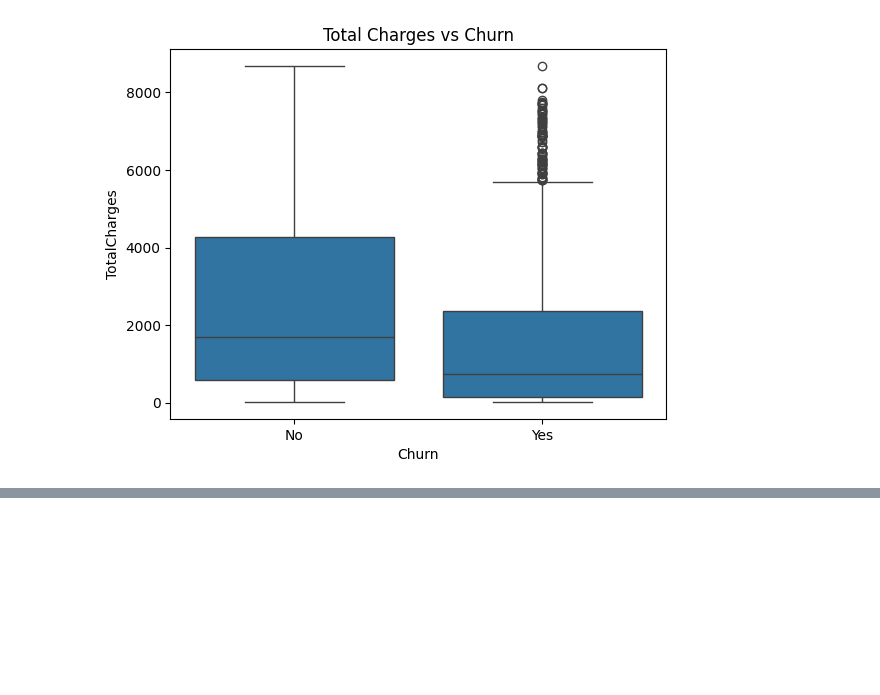
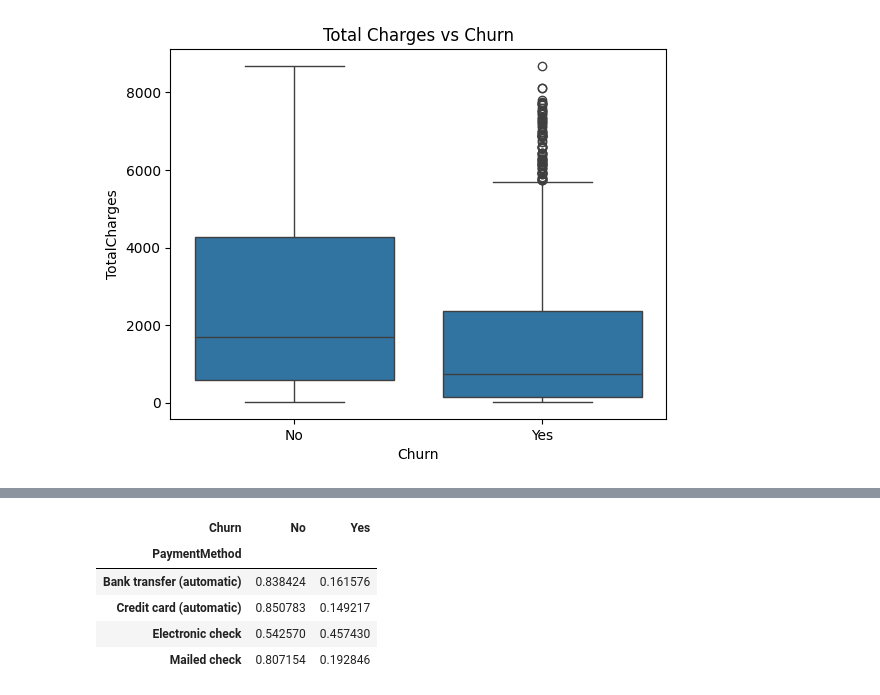
Before and after one commit to fermow/SBU-Data-Science-2026, a Jupyter notebook: Assignment_3/jupyter_notebook_and_reports/01_eda.ipynb, the cells around one changed output, grey strips where cells are left out. Cells and saved outputs as stored; diff of their text form; code cells hidden in the pictures; blank space fills up the shorter version.

```diff
--- a/Assignment_3/jupyter_notebook_and_reports/01_eda.ipynb
+++ b/Assignment_3/jupyter_notebook_and_reports/01_eda.ipynb
@@ -219,0 +254,9 @@ plt.show()
+# %%
+pd.crosstab(df["PaymentMethod"], df["Churn"], normalize="index")
+# %% [output]
+| Churn | No | Yes |
+| PaymentMethod |  |  |
+| Bank transfer (automatic) | 0.838424 | 0.161576 |
+| Credit card (automatic) | 0.850783 | 0.149217 |
+| Electronic check | 0.542570 | 0.457430 |
+| Mailed check | 0.807154 | 0.192846 |
```
Also changed, not shown: parts of 11 cells of this notebook.
